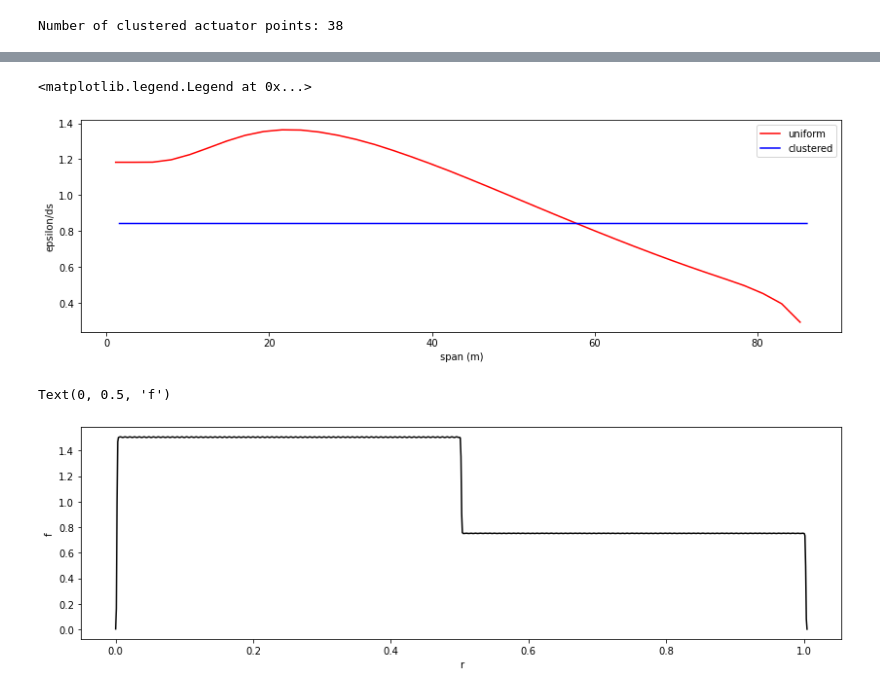
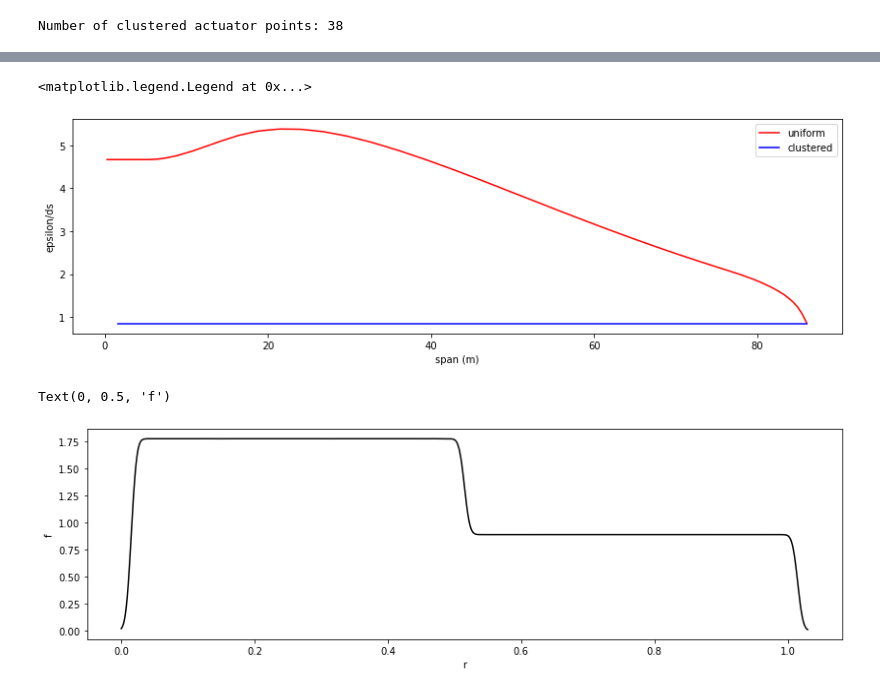
Before and after one commit to mchurchf/usefulTools, a Jupyter notebook: python/actuatorClusteringTool.ipynb, the cells around one changed output, grey strips where cells are left out. Saved outputs shown, nothing was run; the diff lists cells and outputs as text; code cells hidden in the pictures.

Commit message:
Updated actuatorClusteringTool

```diff
--- a/python/actuatorClusteringTool.ipynb
+++ b/python/actuatorClusteringTool.ipynb
@@ -59,15 +59,15 @@ import matplotlib.pyplot as plt
 # %%
 ### User input.
 
-epsilonScalingType = 'none'        # Options are 'chord' or 'none'.  If 'chord', final
+epsilonScalingType = 'chord'        # Options are 'chord' or 'none'.  If 'chord', final
                                    #    eps = chord*epsilonChordRatio.
 epsilonChordRatio = 0.5            # If epsilonScalingType is 'chord', then this is eps/chord.
-epsilon = 5.0                      # If epsilonScalingType is 'none', then this is the absolute eps.
+epsilon = 1.0                      # If epsilonScalingType is 'none', then this is the absolute eps.
 
 bladeLength = 86.4                 # Overall blade length.
 nBladePointsClusteredType = 'auto' # If 'auto', number of points will be calculate based on smoothnessRatio, if
                                    #    'none', the given number of points will be used.
-nBladePointsUniformType = 'none'   # If 'auto', number of points will be calculate based on smoothnessRatio, if
+nBladePointsUniformType = 'auto'   # If 'auto', number of points will be calculate based on smoothnessRatio, if
                                    #    'none', the given number of points will be used.
 nBladePointsClustered = 10         # Number of clustered blade points.  Will change is nBladePoints is 'auto'.
 nBladePointsUniform = 38           # Number of uniform blade points.  Will change is nBladePoints is 'auto'.
@@ -146,7 +146,12 @@ if (nBladePointsClusteredType == 'auto'):
 
 # Get the final chord and absolute epsilon along the blade for chord clustered points.
 chordClustered = np.interp(xBladePointsClustered,r_,c_)
-epsilonClustered = epsilonChordRatio*chordClustered
+if (epsilonScalingType == 'chord'):
+    epsilonClustered = epsilonChordRatio*chordClustered
+else:
+    epsilonClustered = epsilon * np.ones((nBladePointsClustered,))
+
+
 
 print('Number of clustered actuator points:', nBladePointsClustered)
 # %% [output]
@@ -171,7 +176,10 @@ if (nBladePointsUniformType == 'auto'):
     while (np.abs(nOld - n) > 0):
         xBladePointsUniform,dsUniform = computeUniform(n,bladeLength)
         chordUniform = np.interp(xBladePointsUniform,r_,c_)
-        epsilonUniform = epsilon*np.ones(chordUniform.shape)
+        if (epsilonScalingType == 'chord'):
+            epsilonUniform = epsilonChordRatio*chordUniform
+        else:
+            epsilonUniform = epsilon * np.ones((nBladePointsUniform,))
         minRatio = np.min(np.divide(epsilonUniform,dsUniform))
         scale = smoothnessRatio/minRatio
         nOld = n
@@ -180,10 +188,12 @@ if (nBladePointsUniformType == 'auto'):
     nBladePointsUniform = n
 
 chordUniform = np.interp(xBladePointsUniform,r_,c_)
-epsilonUniform = epsilon*np.ones(chordUniform.shape)
+if (epsilonScalingType == 'chord'):
+    epsilonUniform = epsilonChordRatio*chordUniform
+else:
+    epsilonUniform = epsilon * np.ones((nBladePointsUniform,))
+
+
 
 print('Number of uniform actuator points:', nBladePointsUniform)
-
-
-print(epsilonUniform)
 # %% [output]
@@ -295,49 +303,51 @@ plt.ylabel('epsilon/ds')
 plt.legend(['uniform','clustered'])
 # %% [output]
 <matplotlib.legend.Legend at 0x...>
-[figure, old version]
+[figure, new version]
 # %%
 ### Just a little place to play with the effect of epsilon size vs. Gaussian spacing on
 #   smoothness of the summed Gaussians.  I do not have a rigorous reason why a value of eps/dr > 0.85
 #   is acceptable other than it visually begins to look oscillation-free at this value.
 
 #eps = dr*smoothnessRatio
-eps = 0.001
+eps = 0.01
 length = 1.0
-nActuatorPoints = 850
-dr = length/(nActuatorPoints-1)
+nActuatorPoints = 100
+
+
+dr = length/nActuatorPoints
 xP = []
 for i in range(nActuatorPoints):
     if (i == 0):
         xP.append(2.0*dr)
     else:
         xP.append(xP[i-1] + dr)
 
-x = np.linspace(0.0,np.max(xP)+2.0*dr,1000)
+x = np.linspace(0.0,np.max(xP)+2.0*dr,10000)
 
 
 
 fP = []
 for i in range(nActuatorPoints):
     if (i < int(nActuatorPoints/2)):
         force = 1.0
     else:
         force = 0.5
 
     fP.append(force*np.exp(-np.square((x-xP[i])/eps)))
     if (i == 0):
         f = np.copy(fP[i])
     else:
         f = f + fP[i]
 
 
 plt.figure(figsize=(14,4))
 plt.plot(x,f,'k-')
 #for i in range(nActuatorPoints):
     #plt.plot(x,fP[i])
 #plt.ylim((1.5,1.65))
 plt.xlabel('r')
 plt.ylabel('f')
 # %% [output]
 Text(0, 0.5, 'f')
-[figure, old version]
+[figure, new version]
```
Also changed, not shown: parts of 3 cells of this notebook.
